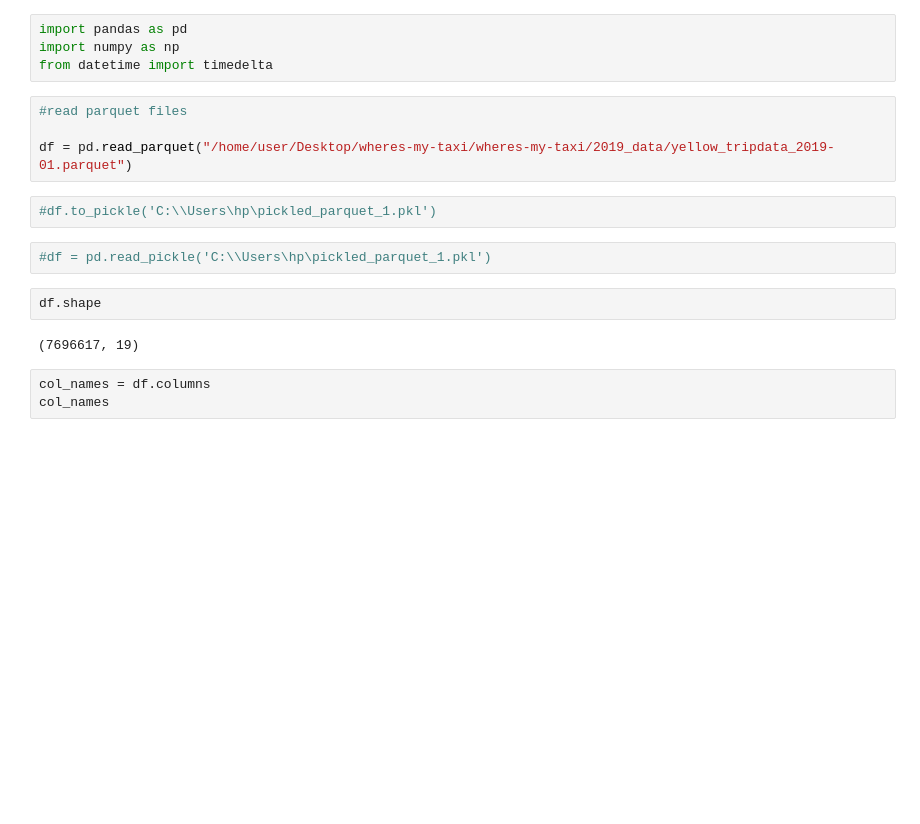
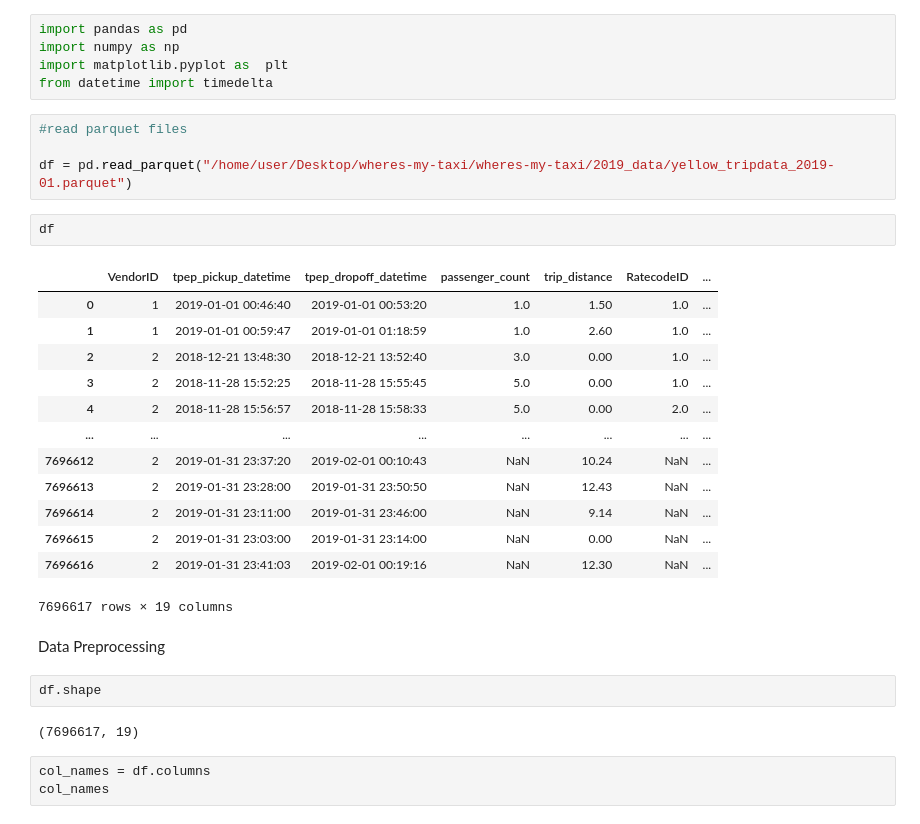
Before and after one commit to satyam-gaikwad/wheres-my-taxi, a Jupyter notebook: initial-development.ipynb, the cells around one changed output. Cells and saved outputs as stored; diff of their text form; blank space fills up the shorter version.

```diff
--- a/initial-development.ipynb
+++ b/initial-development.ipynb
@@ -1,15 +1,30 @@
 # %%
 import pandas as pd
 import numpy as np
+import matplotlib.pyplot as  plt
 from datetime import timedelta
 # %%
 #read parquet files
 
 df = pd.read_parquet("/home/user/Desktop/wheres-my-taxi/wheres-my-taxi/2019_data/yellow_tripdata_2019-01.parquet")
-# %%
-#df.to_pickle('C:\\Users\hp\pickled_parquet_1.pkl')
-# %%
-#df = pd.read_pickle('C:\\Users\hp\pickled_parquet_1.pkl')
+# %%
+df
+# %% [output]
+|  | VendorID | tpep_pickup_datetime | tpep_dropoff_datetime | passenger_count | trip_distance | RatecodeID | ... |
+| 0 | 1 | 2019-01-01 00:46:40 | 2019-01-01 00:53:20 | 1.0 | 1.50 | 1.0 | ... |
+| 1 | 1 | 2019-01-01 00:59:47 | 2019-01-01 01:18:59 | 1.0 | 2.60 | 1.0 | ... |
+| 2 | 2 | 2018-12-21 13:48:30 | 2018-12-21 13:52:40 | 3.0 | 0.00 | 1.0 | ... |
+| 3 | 2 | 2018-11-28 15:52:25 | 2018-11-28 15:55:45 | 5.0 | 0.00 | 1.0 | ... |
+| 4 | 2 | 2018-11-28 15:56:57 | 2018-11-28 15:58:33 | 5.0 | 0.00 | 2.0 | ... |
+| ... | ... | ... | ... | ... | ... | ... | ... |
+| 7696612 | 2 | 2019-01-31 23:37:20 | 2019-02-01 00:10:43 | NaN | 10.24 | NaN | ... |
+| 7696613 | 2 | 2019-01-31 23:28:00 | 2019-01-31 23:50:50 | NaN | 12.43 | NaN | ... |
+| 7696614 | 2 | 2019-01-31 23:11:00 | 2019-01-31 23:46:00 | NaN | 9.14 | NaN | ... |
+| 7696615 | 2 | 2019-01-31 23:03:00 | 2019-01-31 23:14:00 | NaN | 0.00 | NaN | ... |
+| 7696616 | 2 | 2019-01-31 23:41:03 | 2019-02-01 00:19:16 | NaN | 12.30 | NaN | ... |
+7696617 rows × 19 columns
+# %% [markdown]
+Data Preprocessing
 # %%
 df.shape
 # %% [output]
```
Also changed, not shown: parts of 35 cells of this notebook.
